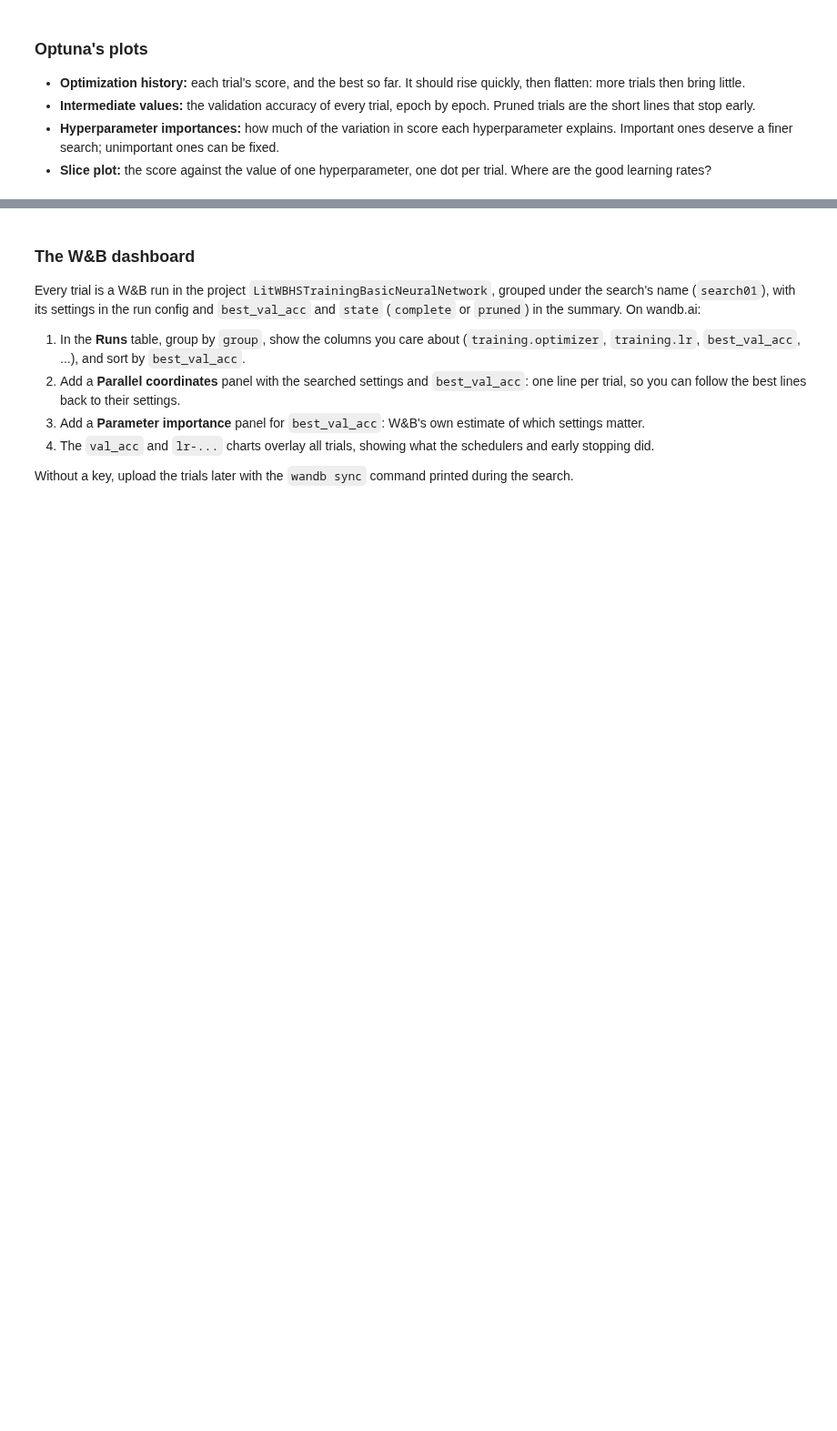
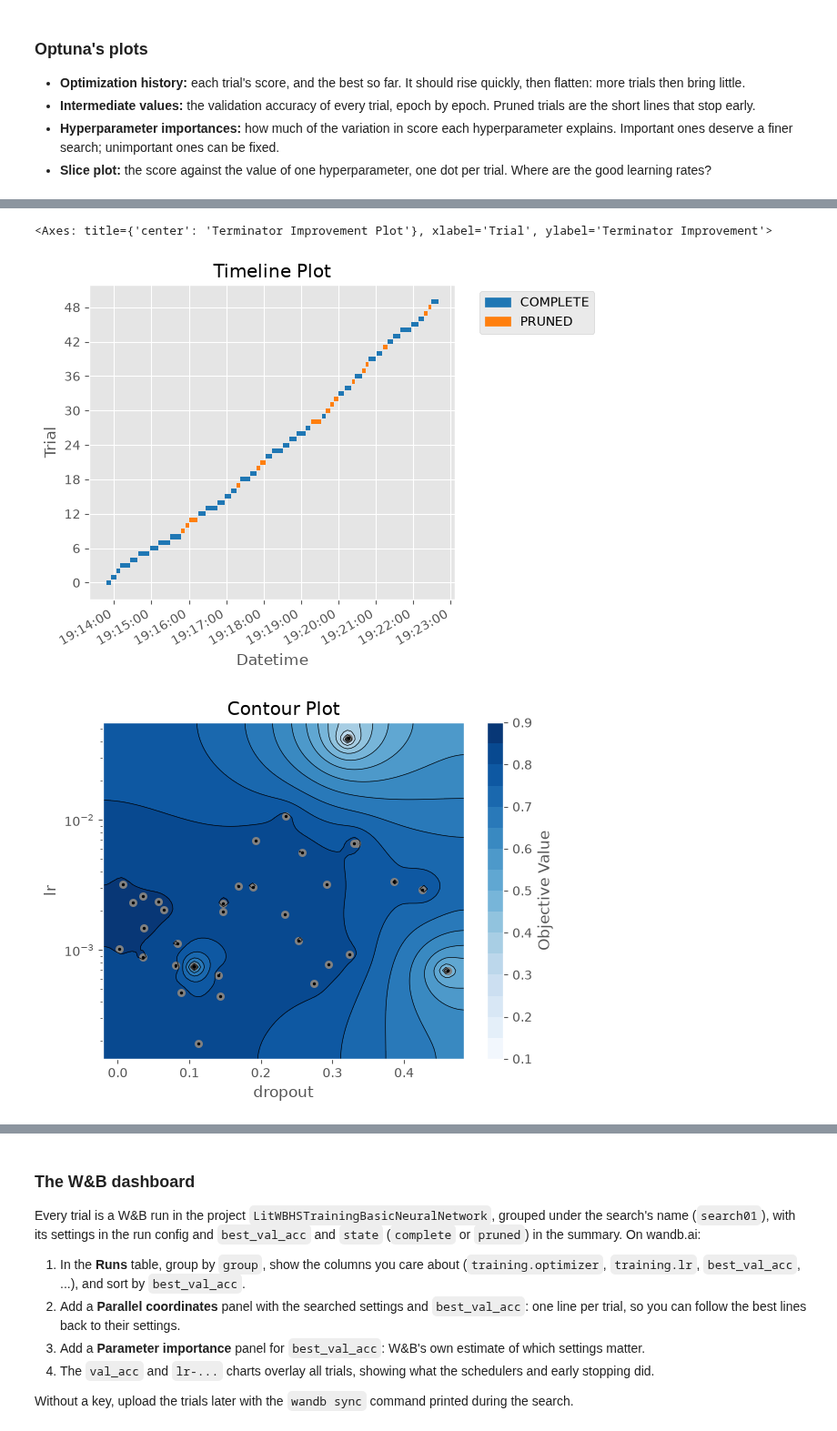
Before and after one commit to TXSTCODEPLAYGROUND/CodeCS4337Fall2026, a Jupyter notebook: LitWBHSTrainingBasicNeuralNetwork/hyperparameter_search.ipynb, the cells around one changed output, grey strips where cells are left out. Shown at 91% size. Drawn from its saved outputs; the diff is of its cells as text; code cells hidden in the pictures; blank space fills up the shorter version.

```diff
--- a/LitWBHSTrainingBasicNeuralNetwork/hyperparameter_search.ipynb
+++ b/LitWBHSTrainingBasicNeuralNetwork/hyperparameter_search.ipynb
@@ -188,0 +282,10 @@ plt.show()
+# %%
+optuna_plots.plot_timeline(study)
+optuna_plots.plot_contour(study, params=["lr", "dropout"])
+optuna_plots.plot_rank(study, params=["lr", "dropout", "batch_size"])
+optuna_plots.plot_edf(study)
+optuna_plots.plot_terminator_improvement(study)
+# %% [output]
+<Axes: title={'center': 'Terminator Improvement Plot'}, xlabel='Trial', ylabel='Terminator Improvement'>
+[figure, added]
+[figure, added]
```
Also changed, not shown: parts of 12 cells of this notebook, 12 other files.
